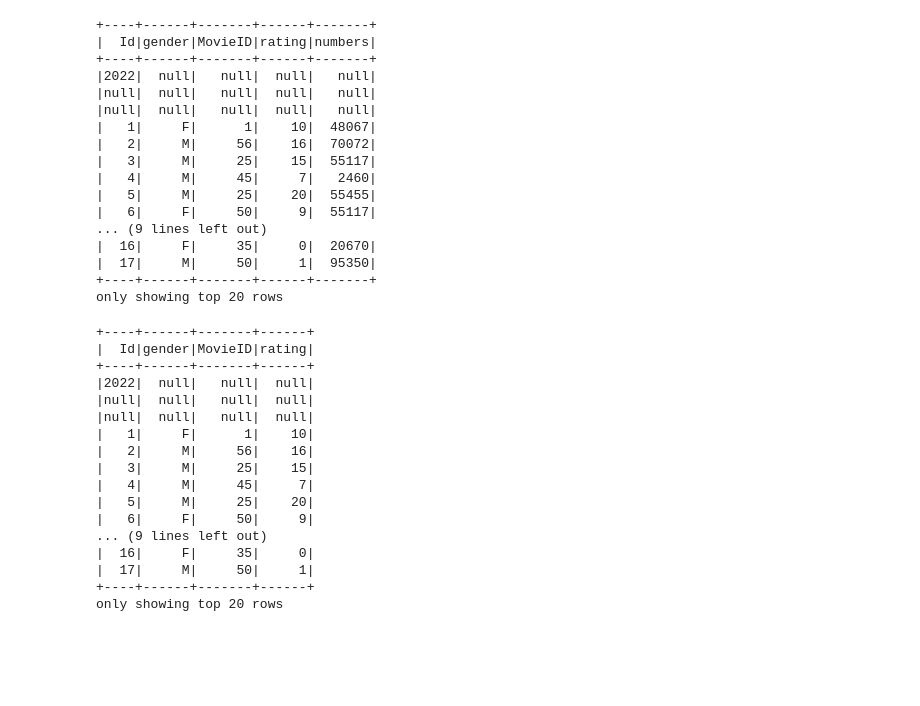
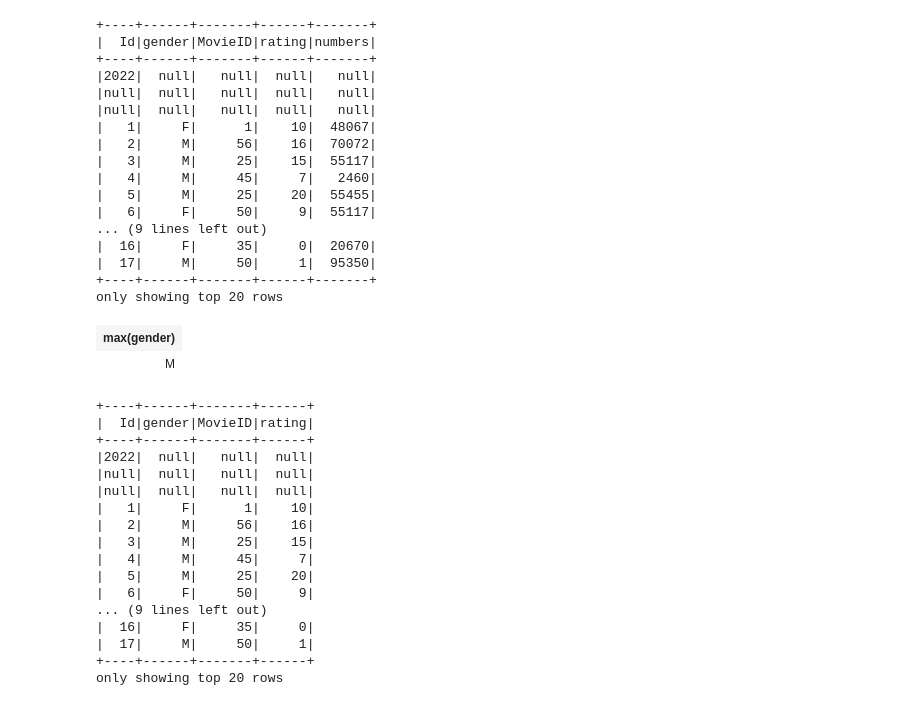
Before and after one commit to pritu16/PySpark_colab, a Jupyter notebook: Testing (1).ipynb, the cells around one changed output. Drawn from its saved outputs; the diff is of its cells as text; code cells hidden in the pictures; blank space fills up the shorter version.

```diff
--- a/Testing (1).ipynb
+++ b/Testing (1).ipynb
@@ -183,8 +197,8 @@ schema=StructType([\
                   StructField("numbers",IntegerType(),True)\
                    ])
 # %%
-df=spark.read.csv("users.csv",sep="::",schema=schema)
-df.show()
+df3=spark.read.csv("users.csv",sep="::",schema=schema)
+df3.show()
 # %% [output]
 +----+------+-------+------+-------+
 |  Id|gender|MovieID|rating|numbers|
@@ -203,4 +217,9 @@ df.show()
 |  17|     M|     50|     1|  95350|
 +----+------+-------+------+-------+
 only showing top 20 rows
+# %%
+df3.select(max('gender'))
+# %% [output]
+| max(gender) |
+| M |
 # %%
```
Also changed, not shown: parts of 9 cells of this notebook.
